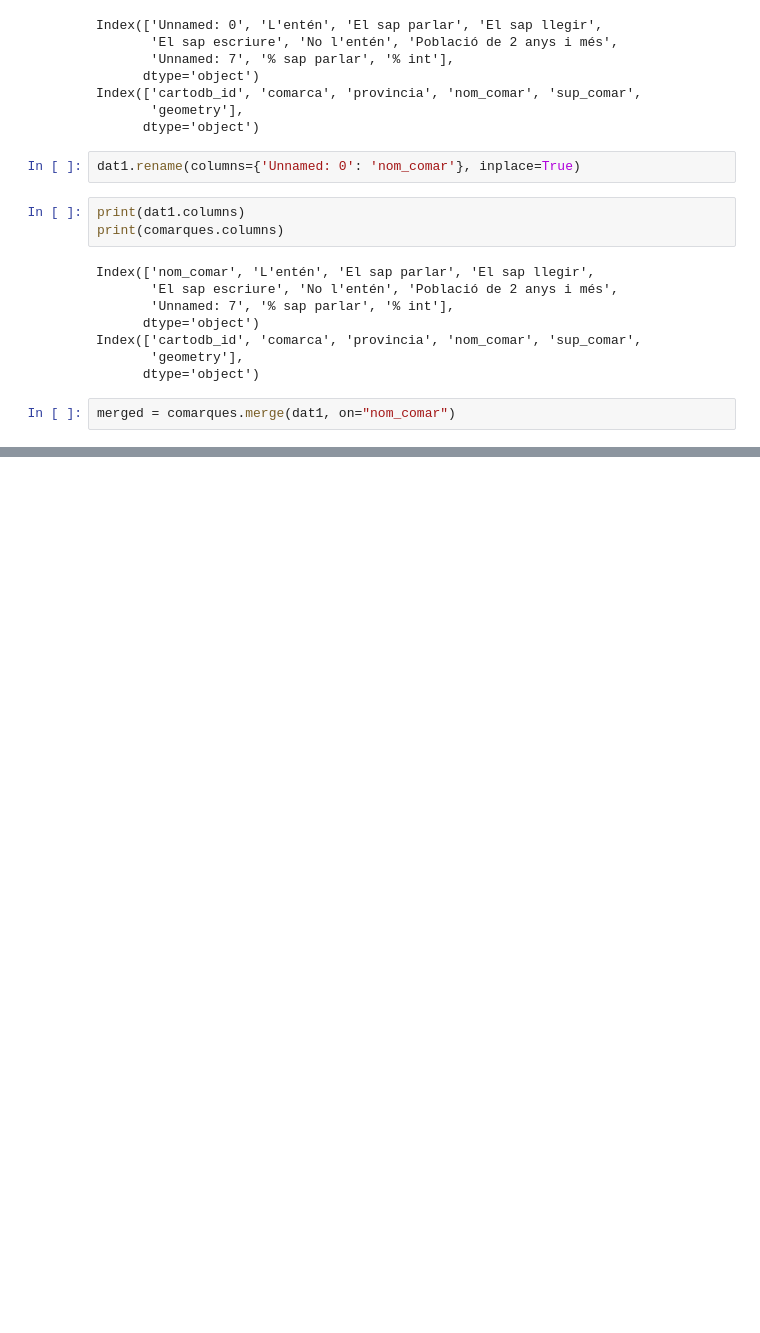
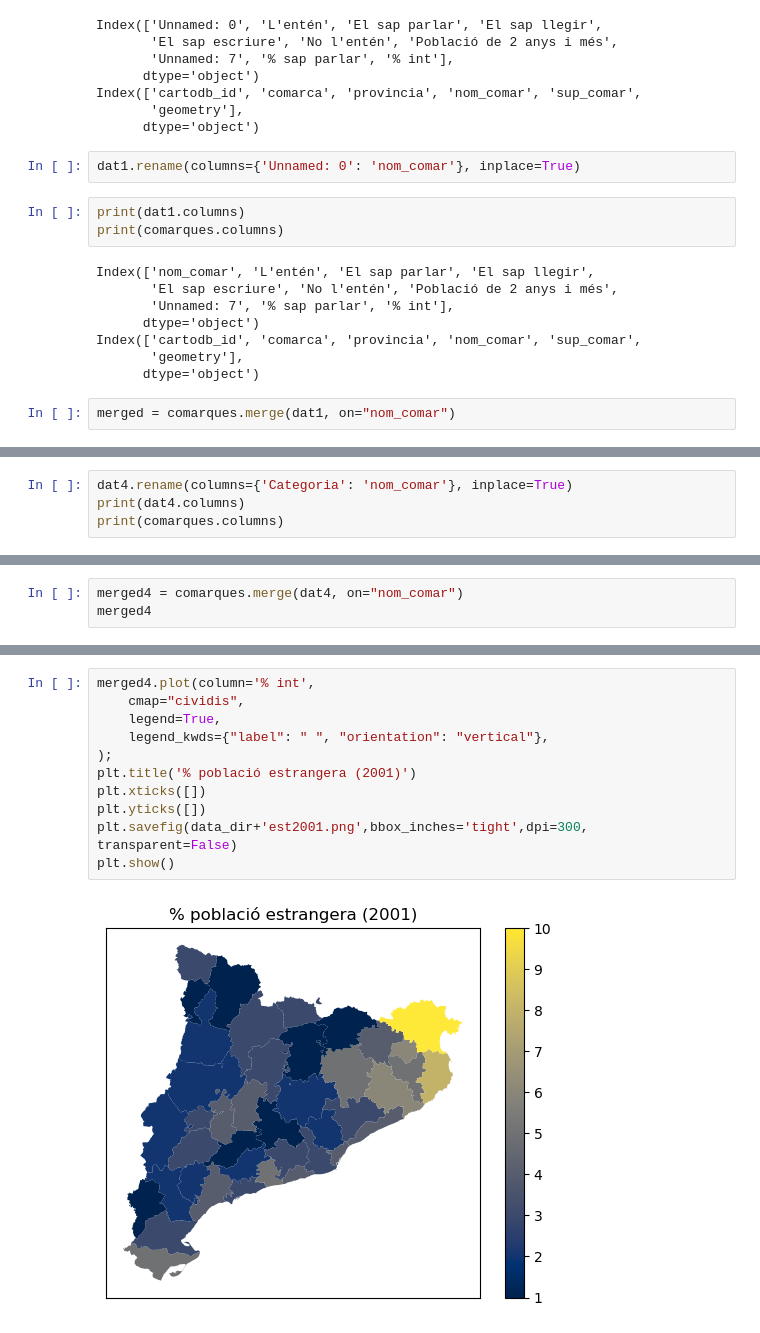
Before and after one commit to GuifreRamos/LlenguaCatalana, a Jupyter notebook: David.ipynb, the cells around one changed output, grey strips where cells are left out. Drawn from its saved outputs; the diff is of its cells as text; blank space fills up the shorter version.

```diff
--- a/David.ipynb
+++ b/David.ipynb
@@ -108,0 +200,4 @@ print(dat1)
+# %%
+dat4.rename(columns={'Categoria': 'nom_comar'}, inplace=True)
+print(dat4.columns)
+print(comarques.columns)
@@ -108,0 +212,3 @@ print(dat1)
+# %%
+merged4 = comarques.merge(dat4, on="nom_comar")
+merged4
@@ -108,0 +233,13 @@ print(dat1)
+# %%
+merged4.plot(column='% int',
+    cmap="cividis",
+    legend=True,
+    legend_kwds={"label": " ", "orientation": "vertical"},
+);
+plt.title('% població estrangera (2001)')
+plt.xticks([])
+plt.yticks([])
+plt.savefig(data_dir+'est2001.png',bbox_inches='tight',dpi=300, transparent=False)
+plt.show()
+# %% [output]
+[figure, added]
```
Also changed, not shown: parts of 19 cells of this notebook, 8 other files.
